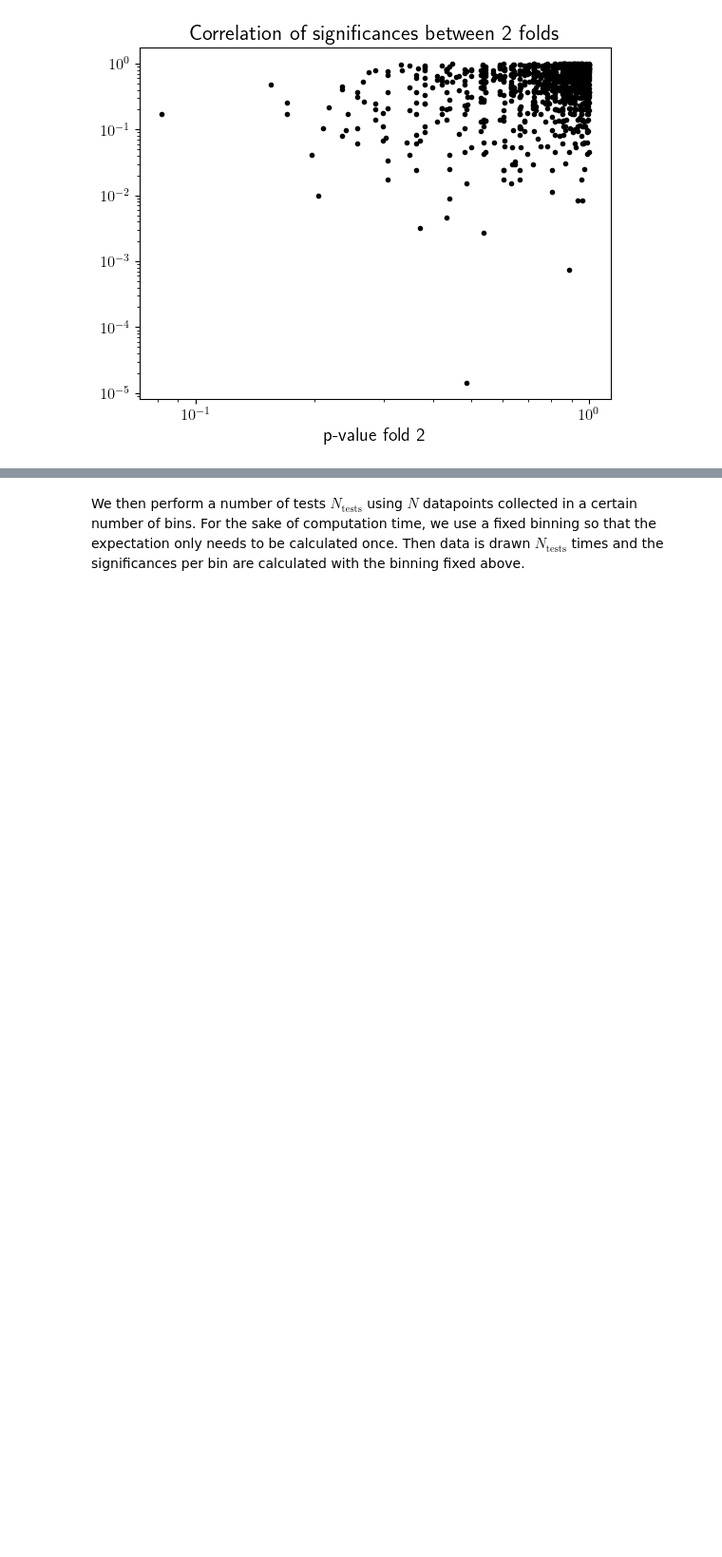
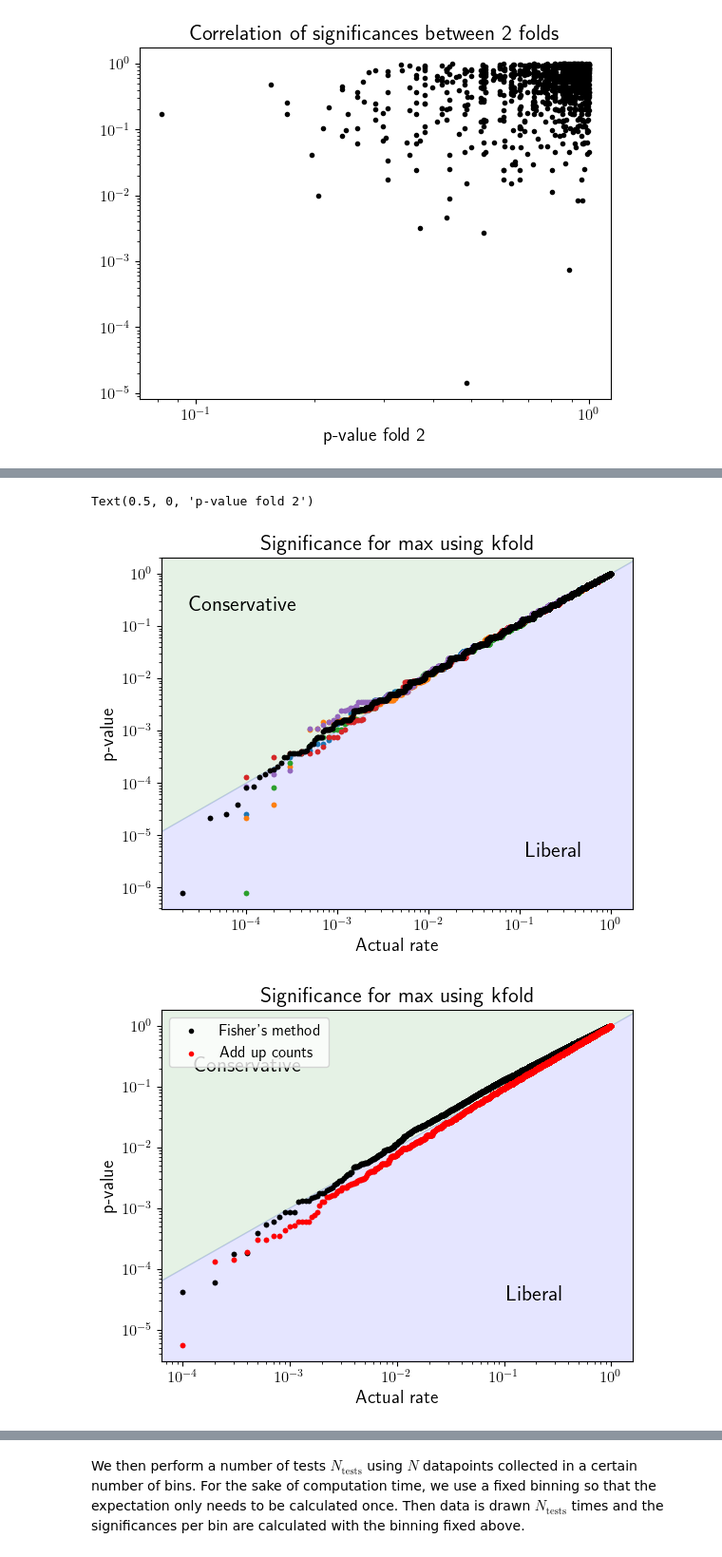
Before and after one commit to mariehein/look_everywhere_in_AD, a Jupyter notebook: binned_distributions_kfold.ipynb, the cells around one changed output, grey strips where cells are left out. Shown at 95% size. Cells and saved outputs as stored; diff of their text form; code cells hidden in the pictures; blank space fills up the shorter version.

```diff
--- a/binned_distributions_kfold.ipynb
+++ b/binned_distributions_kfold.ipynb
@@ -434,0 +594,79 @@ Text(0.5, 0, 'p-value fold 2')
+# %%
+bins = 5
+N_tests = 10000
+N = 10000
+bins_edge = 2
+folds = 5
+p_kfold, p_global, p_add, p_train = do_test_kfold_valset(N_tests, bins, N, bins_edge = bins_edge)
+
+#Plot for central bin only
+bin_plot = int((bins-1)/2)
+plt.figure()
+plt.title("Significance for max using kfold")
+plt.ylabel("p-value")
+plt.xlabel("Actual rate")
+plt.xscale("log")
+plt.yscale("log")
+
+counts = np.arange(1, N_tests+1)
+
+for i in range(folds):
+    plt.scatter(counts/N_tests, np.sort(p_kfold[:,i]), marker = '.', color="C"+str(i))
+counts2 = np.arange(1, N_tests*5+1)
+#print(p_kfold.flatten().shape, counts2.shape)
+plt.scatter(counts2/N_tests/5, np.sort(p_kfold.flatten()), marker = '.', color="black")
+xmin, xmax = plt.xlim()
+ymin, ymax = plt.ylim()
+a = min([xmin, ymin])
+b = max([xmax, ymax])
+plt.fill_between([a,b],[a,b], [b,b], alpha=0.1, color="green")
+plt.fill_between([a,b],[a,a], [a,b], alpha=0.1, color="blue")
+plt.text(xmin*2, ymax/10, "Conservative", size=16)
+plt.text(xmax/15, ymin*10, "Liberal", size=16)
+plt.xlim(xmin, xmax)
+plt.ylim(ymin, ymax)
+for i in range(folds):
+    plt.scatter(counts/N_tests, np.sort(p_kfold[:,i]), marker = '.', color="C"+str(i))
+plt.scatter(counts2/N_tests/5, np.sort(p_kfold.flatten()), marker = '.', color="black")
+#plt.legend()
+plt.savefig("plots/binomial_poisson/binningfrom"+str(bins_edge)+"_tests"+str(N_tests)+"_bins"+str(bins)+"_events"+str(N)+".png")
+
+#Plot for central bin only
+bin_plot = int((bins-1)/2)
+plt.figure()
+plt.title("Significance for max using kfold")
+plt.ylabel("p-value")
+plt.xlabel("Actual rate")
+plt.xscale("log")
+plt.yscale("log")
+
+counts = np.arange(1, N_tests+1)
+
+plt.scatter(counts/N_tests, np.sort(p_global), marker = '.', color="black")
+plt.scatter(counts/N_tests, np.sort(p_add), marker = '.', color="red")
+xmin, xmax = plt.xlim()
+ymin, ymax = plt.ylim()
+a = min([xmin, ymin])
+b = max([xmax, ymax])
+plt.fill_between([a,b],[a,b], [b,b], alpha=0.1, color="green")
+plt.fill_between([a,b],[a,a], [a,b], alpha=0.1, color="blue")
+plt.text(xmin*2, ymax/10, "Conservative", size=16)
+plt.text(xmax/15, ymin*10, "Liberal", size=16)
+plt.xlim(xmin, xmax)
+plt.ylim(ymin, ymax)
+plt.scatter(counts/N_tests, np.sort(p_global), marker = '.', color="black", label="Fisher's method")
+plt.scatter(counts/N_tests, np.sort(p_add), marker = '.', color="red", label="Add up counts")
+plt.legend()
+plt.savefig("plots/binomial_poisson/binningfrom"+str(bins_edge)+"_tests"+str(N_tests)+"_bins"+str(bins)+"_events"+str(N)+".png")
+
+plt.figure()
+plt.title("Correlation of significances between 2 folds")
+plt.scatter(np.max(p_kfold[:,:-1], axis=-1), p_kfold[:,-1], color="black", marker=".")
+plt.yscale("log")
+plt.xscale("log")
+plt.xlabel("p-value fold 1")
+plt.xlabel("p-value fold 2")
+# %% [output]
+Text(0.5, 0, 'p-value fold 2')
+[figure, added]
+[figure, added]
```
Also changed, not shown: parts of 6 cells of this notebook, 8 other files.
